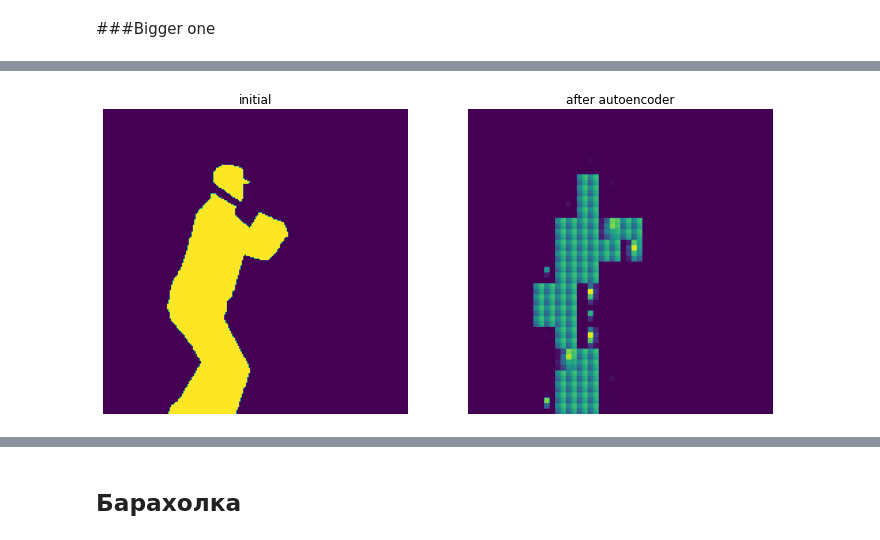
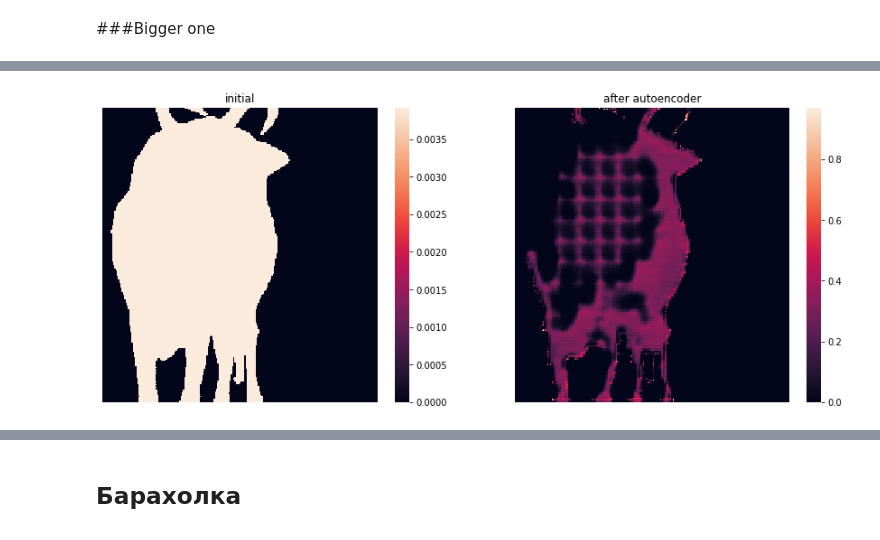
Before and after one commit to a-chubcheva/Instance_segmentation, a Jupyter notebook: Test.ipynb, the cells around one changed output, grey strips where cells are left out. Drawn from its saved outputs; the diff is of its cells as text; code cells hidden in the pictures.

```diff
--- a/Test.ipynb
+++ b/Test.ipynb
@@ -219,10 +221,10 @@ class Loss(nn.Module):
 
   def forward(self, inp, out):
         # shape [batch_size, 3, 224, 224]
-        f = FocalLoss(self.alpha, self.gamma)
+        f = FocalLoss(gamma=self.gamma)
         d = DiceLoss()
         #print(f(inp,out), d(inp, out))
-        return f(inp,out) - 15*d(inp, out)
+        return f(inp,out) - self.alpha * d(inp, out)
 # %% [markdown]
 ###Little one
 # %%
@@ -383,11 +421,9 @@ Estimated Total Size (MB): 160.19
 ----------------------------------------------------------------
 # %%
-device = torch.device('cuda' if torch.cuda.is_available() else 'cpu')
-
 model = Autoencoder().to(device)
 opt = optim.Adam(model.parameters(), lr=1e-3)
 #criterion = nn.MSELoss()
-criterion = Loss(alpha=0.5, gamma=3)
+criterion = Loss(alpha=10, gamma=3)
 num_epochs = 5
 # %%
 conv_autoencoder, loss_history_ae = train_autoencoder(model, criterion, opt, val_loader, num_epochs, epoch_len=200)
@@ -409,17 +445,20 @@ plt.plot(range(1,num_epochs+1), loss_history_ae,);
 # %%
-fig = plt.figure(figsize=(12,6))
+fig = plt.figure(figsize=(15,6))
 fig.add_subplot(1, 2, 1)
-index = np.random.randint(len(val_loader.dataset))
+#index = np.random.randint(len(val_loader.dataset))
+index = 12972
 img = val_loader.dataset[index]
 plt.title('initial')
 plt.axis('off')
-plt.imshow(img.squeeze().numpy());
+#plt.imshow(img.squeeze().numpy());
+sns.heatmap(img.squeeze().numpy(), linewidth=0, xticklabels=False, yticklabels=False);
 
 fig.add_subplot(1, 2, 2)
 img = Variable(img).to(device)
 img_encoded = conv_autoencoder(img.unsqueeze(0))
 plt.title('after autoencoder')
 plt.axis('off')
-plt.imshow(img_encoded.cpu().detach().numpy().squeeze());
+#plt.imshow(img_encoded.cpu().detach().numpy().squeeze());
+sns.heatmap(img_encoded.detach().cpu().squeeze().numpy(), linewidth=0, xticklabels=False, yticklabels=False);
 # %% [output]
-[figure, old version]
+[figure, new version]
```
Also changed, not shown: parts of 24 cells of this notebook.
